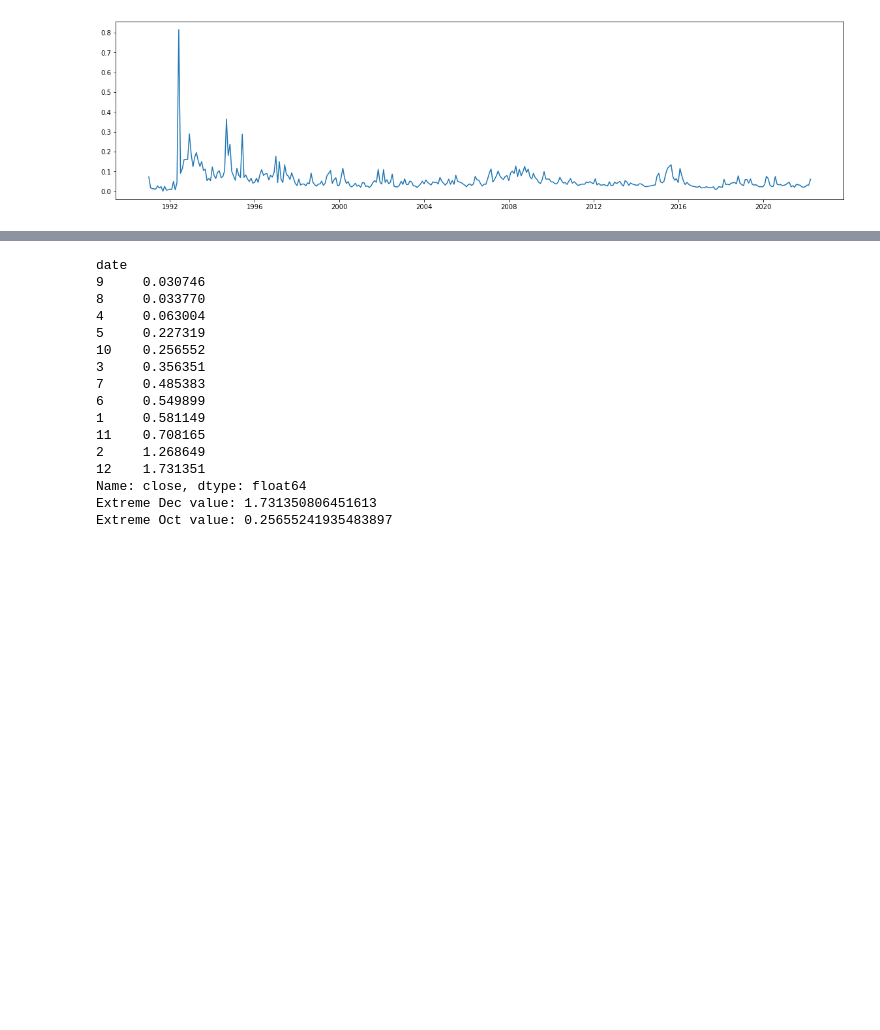
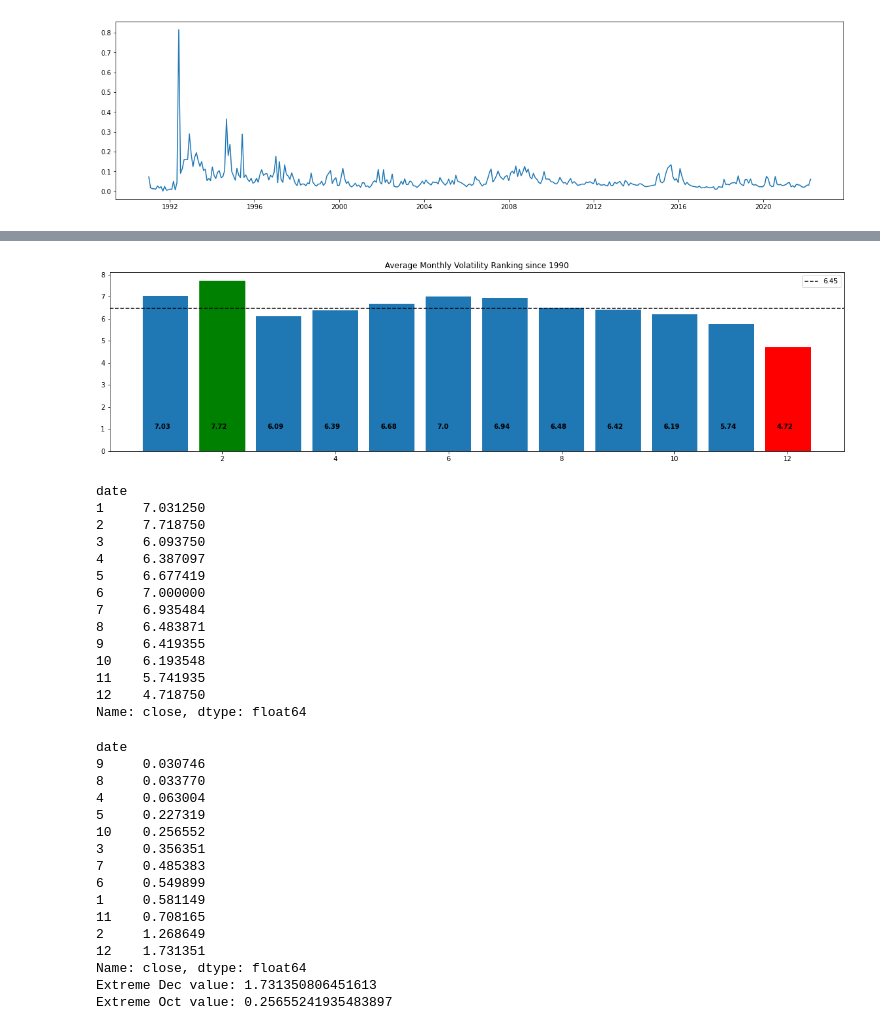
Before and after one commit to Seaaann/MyQuantReserch, a Jupyter notebook: Pre_EcoFinQuantResearch/VolatileResearch.ipynb, the cells around one changed output, grey strips where cells are left out. Drawn from its saved outputs; the diff is of its cells as text; code cells hidden in the pictures; blank space fills up the shorter version.

```diff
--- a/Pre_EcoFinQuantResearch/VolatileResearch.ipynb
+++ b/Pre_EcoFinQuantResearch/VolatileResearch.ipynb
@@ -91,3 +111,21 @@ Name: close, dtype: float64
+# %%
+volatility_rank(Ashare_index)
+# %% [output]
+[figure, added]
+date
+1     7.031250
+2     7.718750
+3     6.093750
+4     6.387097
+5     6.677419
+6     7.000000
+7     6.935484
+8     6.483871
+9     6.419355
+10    6.193548
+11    5.741935
+12    4.718750
+Name: close, dtype: float64
 # %%
 fin = abs(final - final.mean())
 print(fin.sort_values())
```
Also changed, not shown: parts of 3 cells of this notebook, 1 other file.
